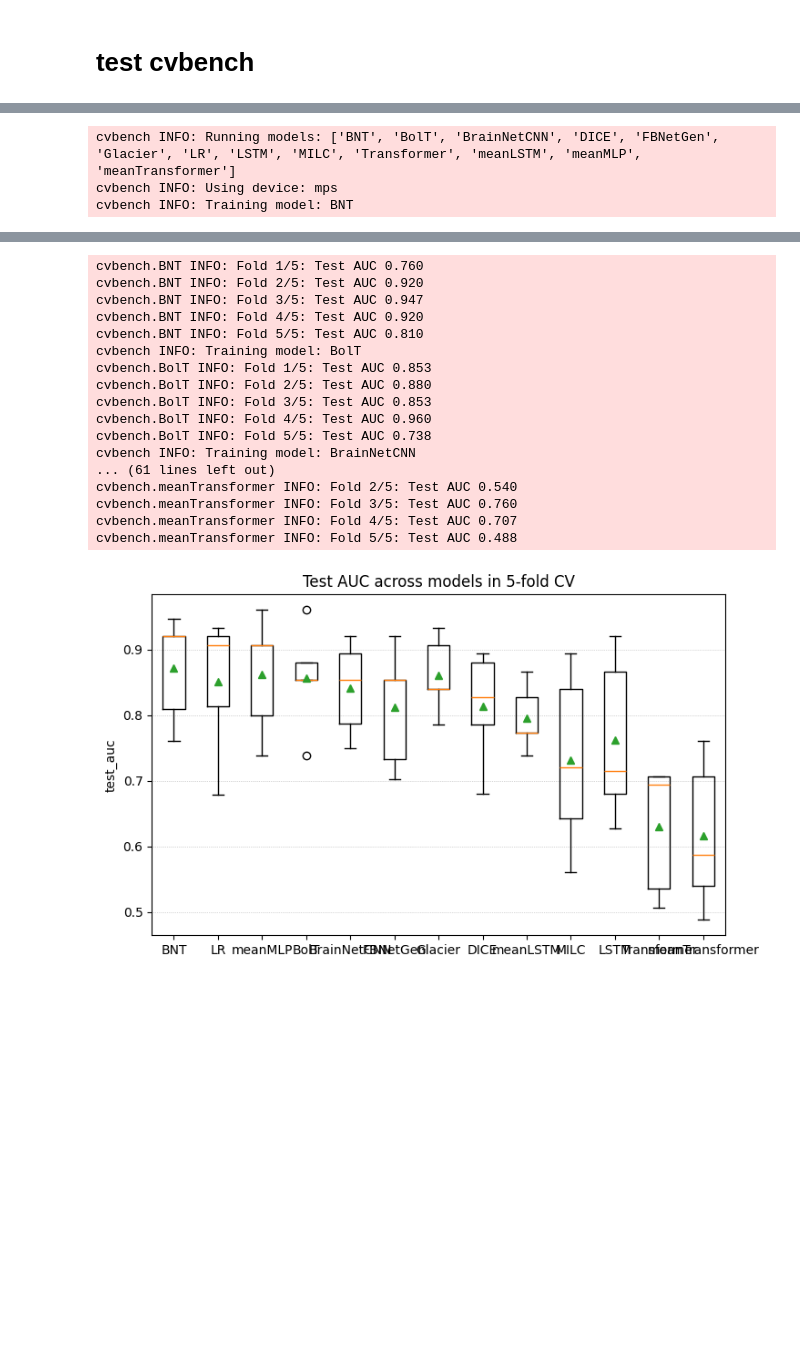
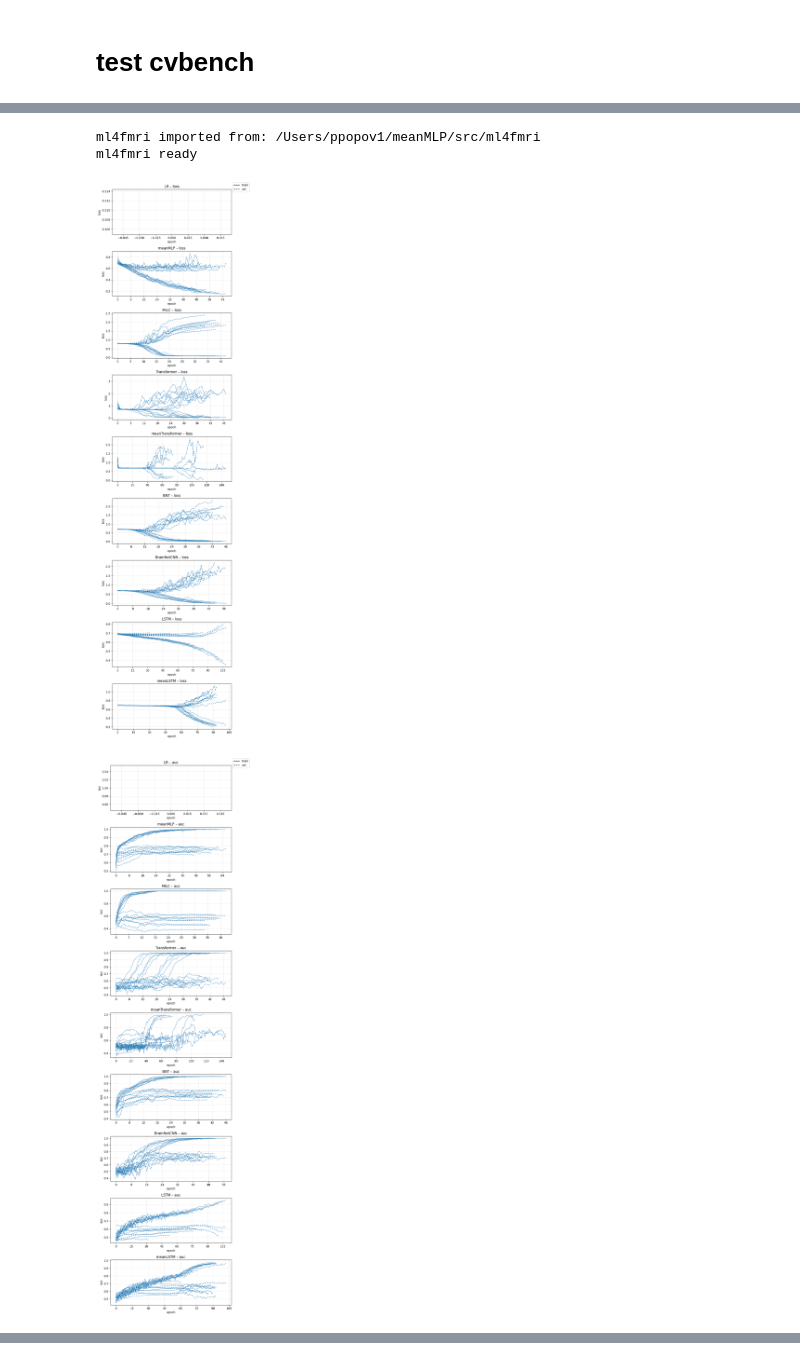
Before and after one commit to neuroneural/meanMLP, a Jupyter notebook: scripts/test.ipynb, the cells around one changed output, grey strips where cells are left out. Saved outputs shown, nothing was run; the diff lists cells and outputs as text; code cells hidden in the pictures; blank space fills up the shorter version.

```diff
--- a/scripts/test.ipynb
+++ b/scripts/test.ipynb
@@ -92,9 +97,32 @@ cvbench.meanTransformer INFO: Fold 5/5: Test AUC 0.643
+# %%
+import json
+
+train_path = "cvbench_train.csv"
+test_path = "cvbench_test.csv"
+meta_path = "cvbench_meta.json"
+
+train_df.to_csv(train_path, index=False)
+test_df.to_csv(test_path, index=False)
+with open(meta_path, "w") as f:
+    json.dump(meta, f)
+# %%
+import pandas as pd
+import json
+
+# Load the train and test dataframes
+train_df = pd.read_csv(train_path)
+test_df = pd.read_csv(test_path)
+
+# Load the meta data
+with open(meta_path, "r") as f:
+    meta = json.load(f)
 # %%
 ml4fmri = fresh_import_ml4fmri()
-from ml4fmri import cvbench # runs CV experiments with implemented models on the given data
-report = cvbench(data, labels, 'all', n_folds=5)
-report.plot_scores()
+from ml4fmri import Report # runs CV experiments with implemented models on the given data
+report = Report(train_df, test_df, meta)
+report.plot_training_curves()
 # %% [output]
-cvbench INFO: Running models: ['BNT', 'BolT', 'BrainNetCNN', 'DICE', 'FBNetGen', 'Glacier', 'LR', 'LSTM', 'MILC', 'Transformer', 'meanLSTM', 'meanMLP', 'meanTransformer']
-cvbench INFO: Using device: mps
-cvbench INFO: Training model: BNT
+ml4fmri imported from: /Users/ppopov1/meanMLP/src/ml4fmri
+ml4fmri ready
+[figure, new version]
+[figure, added]
@@ -103,18 +129,0 @@ ml4fmri ready
-cvbench.BNT INFO: Fold 1/5: Test AUC 0.760
-cvbench.BNT INFO: Fold 2/5: Test AUC 0.920
-cvbench.BNT INFO: Fold 3/5: Test AUC 0.947
-cvbench.BNT INFO: Fold 4/5: Test AUC 0.920
-cvbench.BNT INFO: Fold 5/5: Test AUC 0.810
-cvbench INFO: Training model: BolT
-cvbench.BolT INFO: Fold 1/5: Test AUC 0.853
-cvbench.BolT INFO: Fold 2/5: Test AUC 0.880
-cvbench.BolT INFO: Fold 3/5: Test AUC 0.853
-cvbench.BolT INFO: Fold 4/5: Test AUC 0.960
-cvbench.BolT INFO: Fold 5/5: Test AUC 0.738
-cvbench INFO: Training model: BrainNetCNN
-... (61 lines left out)
-cvbench.meanTransformer INFO: Fold 2/5: Test AUC 0.540
-cvbench.meanTransformer INFO: Fold 3/5: Test AUC 0.760
-cvbench.meanTransformer INFO: Fold 4/5: Test AUC 0.707
-cvbench.meanTransformer INFO: Fold 5/5: Test AUC 0.488
-[figure, old version]
```
Also changed, not shown: parts of 19 cells of this notebook, 2 other files.
